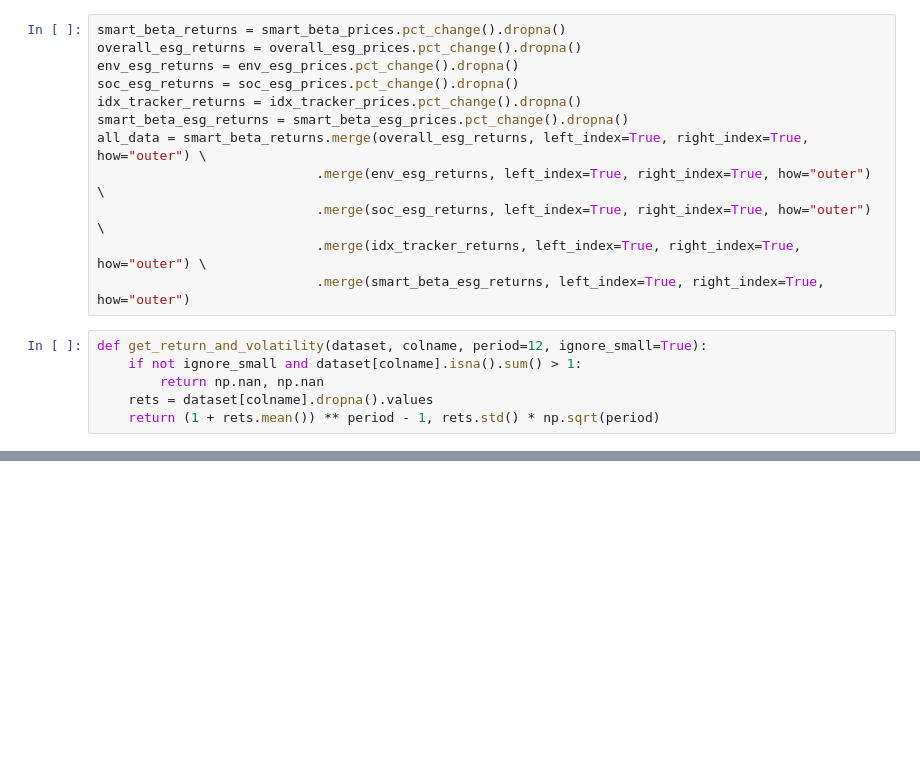
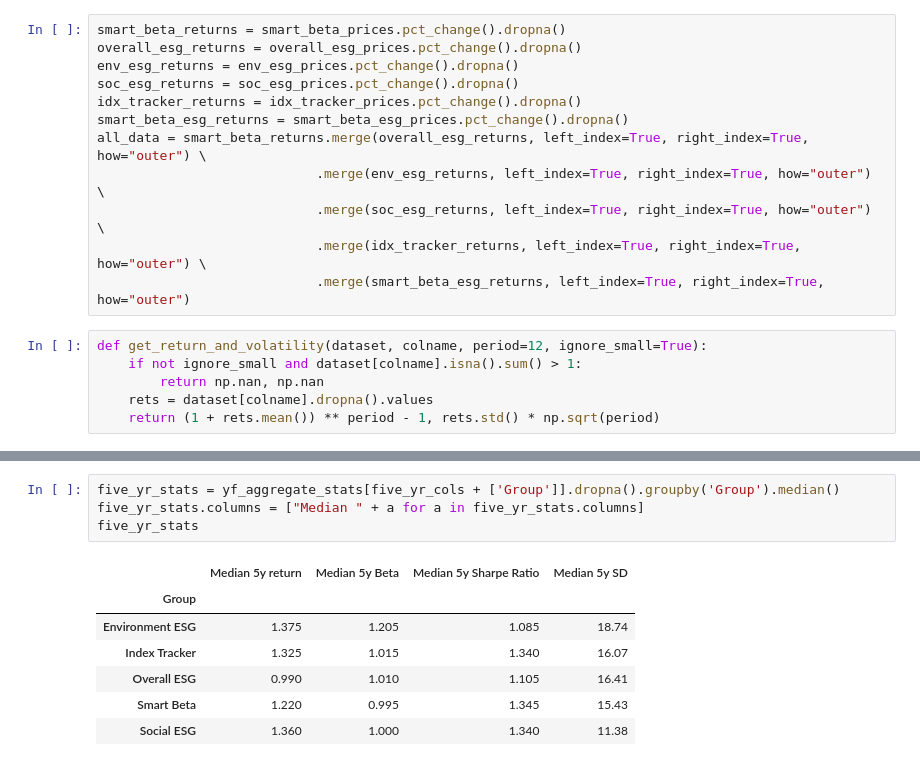
Before and after one commit to henry-maier/sustainable_portfolio_constructionsp22, a Jupyter notebook: notebooks/visualization.ipynb, the cells around one changed output, grey strips where cells are left out. Cells and saved outputs as stored; diff of their text form; blank space fills up the shorter version.

```diff
--- a/notebooks/visualization.ipynb
+++ b/notebooks/visualization.ipynb
@@ -116,0 +145,12 @@ result.columns = ["Return", "Volatility"]
+# %%
+five_yr_stats = yf_aggregate_stats[five_yr_cols + ['Group']].dropna().groupby('Group').median()
+five_yr_stats.columns = ["Median " + a for a in five_yr_stats.columns]
+five_yr_stats
+# %% [output]
+|  | Median 5y return | Median 5y Beta | Median 5y Sharpe Ratio | Median 5y SD |
+| Group |  |  |  |  |
+| Environment ESG | 1.375 | 1.205 | 1.085 | 18.74 |
+| Index Tracker | 1.325 | 1.015 | 1.340 | 16.07 |
+| Overall ESG | 0.990 | 1.010 | 1.105 | 16.41 |
+| Smart Beta | 1.220 | 0.995 | 1.345 | 15.43 |
+| Social ESG | 1.360 | 1.000 | 1.340 | 11.38 |
```
Also changed, not shown: parts of 9 cells of this notebook, 15 other files.
